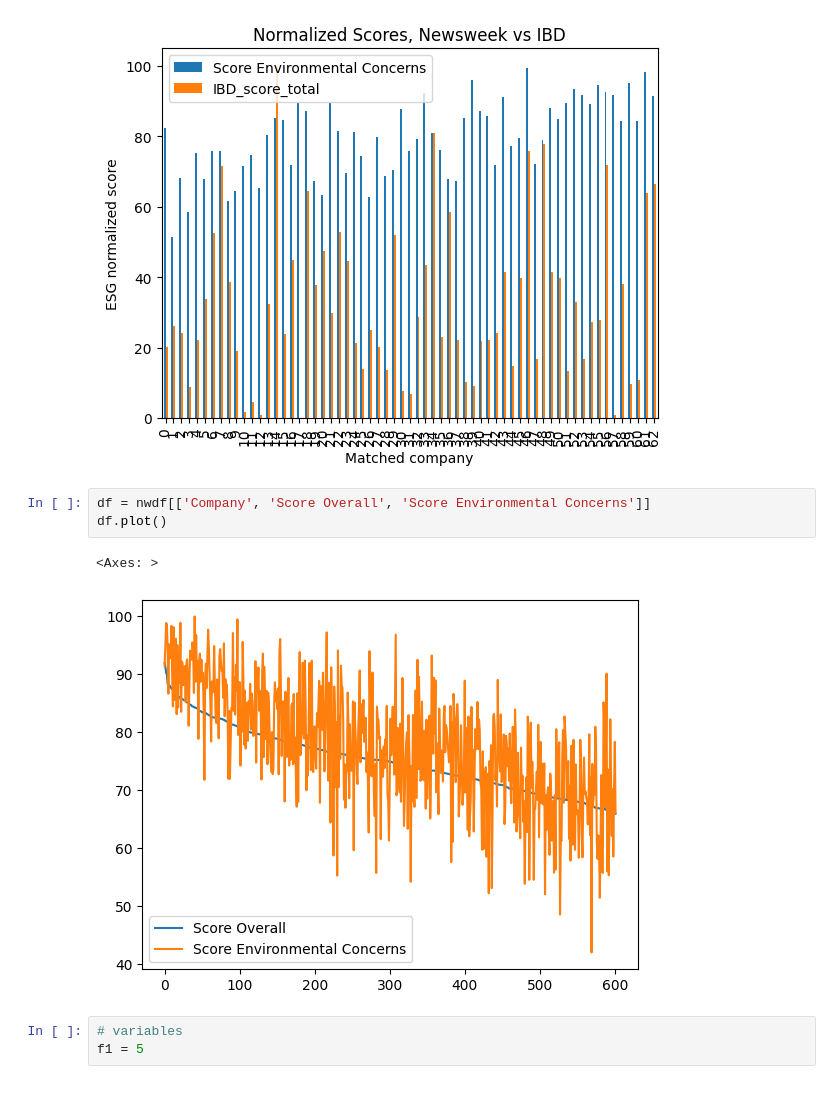
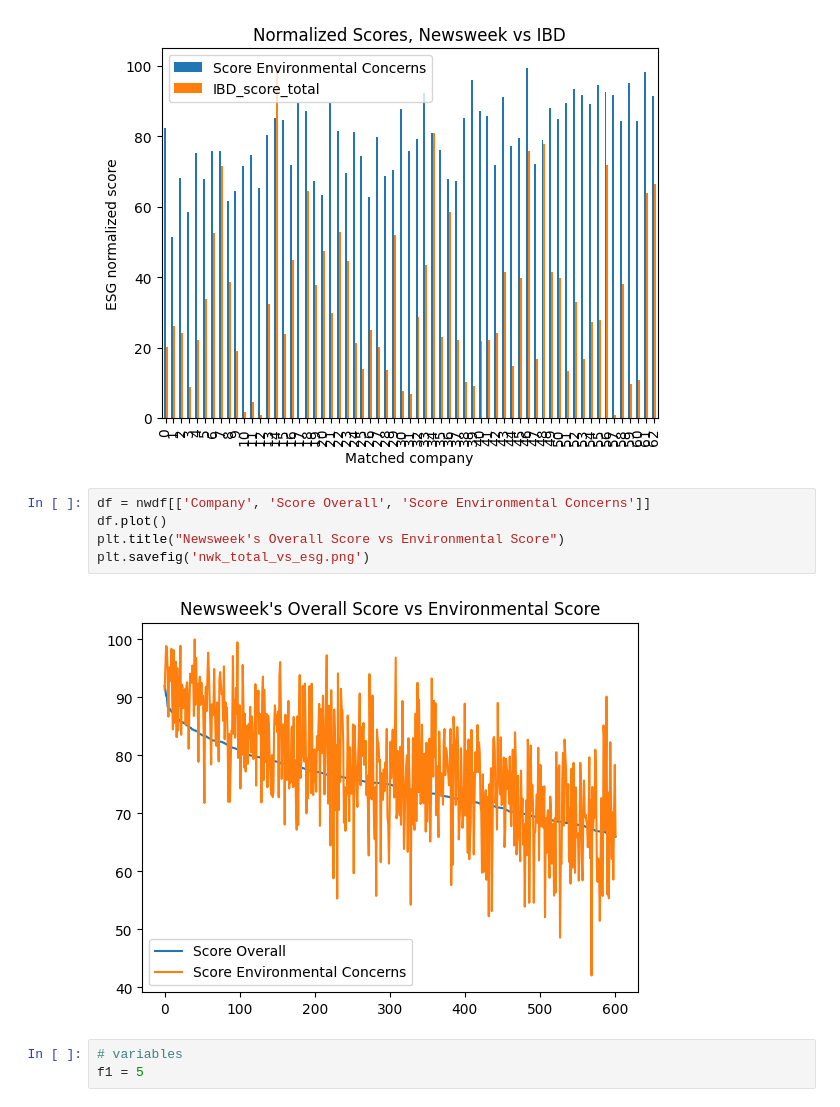
Before and after one commit to jbardowski/CS685_final_project, a Jupyter notebook: src/comp_scores/correlate_newsweek.ipynb, the cells around one changed output. Saved outputs shown, nothing was run; the diff lists cells and outputs as text.

Commit message:
Edits and charts.

```diff
--- a/src/comp_scores/correlate_newsweek.ipynb
+++ b/src/comp_scores/correlate_newsweek.ipynb
@@ -328,9 +322,10 @@ ESG Score           0.098929   1.000000
 # %%
 df = nwdf[['Company', 'Score Overall', 'Score Environmental Concerns']]
 df.plot()
+plt.title("Newsweek's Overall Score vs Environmental Score")
+plt.savefig('nwk_total_vs_esg.png')
 # %% [output]
-<Axes: >
-[figure, old version]
+[figure, new version]
 # %%
 # variables
 f1 = 5
```
Also changed, not shown: parts of 8 cells of this notebook, 8 other files.
